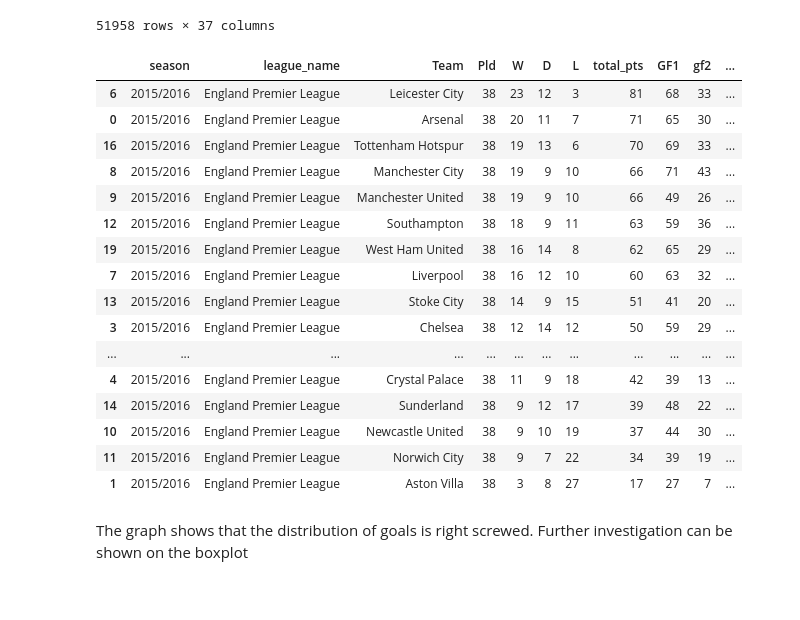
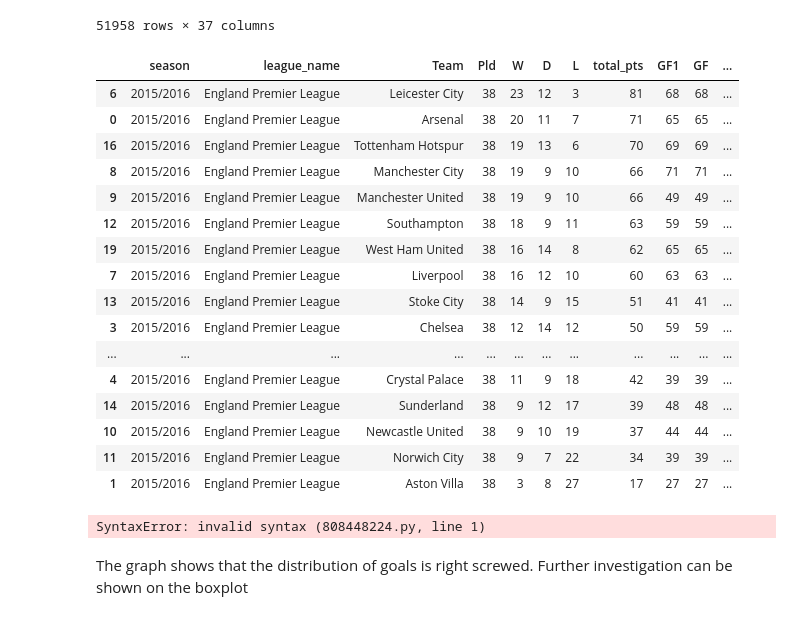
Before and after one commit to Daviedavie100/Investigating_dataset_project, a Jupyter notebook: Investigate_a_Dataset.ipynb, the cells around one changed output. Saved outputs shown, nothing was run; the diff lists cells and outputs as text; code cells hidden in the pictures.

```diff
--- a/Investigate_a_Dataset.ipynb
+++ b/Investigate_a_Dataset.ipynb
@@ -1375,0 +1396,41 @@ melted_match
+# %%
+# Goals Against for the home team
+melted_match['GA'] = np.where(
+    # Case 1: Home team loses (away win)
+    (melted_match['Location'] == 'home') & (melted_match['results'] == 'away win'),
+    melted_match['goals'],  # Goals scored by the away team
+
+    np.where(
+        # Case 2: Draw (match is at home)
+        (melted_match['Location'] == 'home') & (melted_match['results'] == 'draw'),
+        0,  # Goals scored by the away team
+
+        np.where(
+            # Case 3: Home team wins (GA is 0 for home team)
+            (melted_match['Location'] == 'home') & (melted_match['results'] == 'home win'),
+            0,  # Home team does not concede any goals when they win
+
+            np.where(
+                # Case 4: Draw (match is away)
+                (melted_match['Location'] == 'away') & (melted_match['results'] == 'draw'),
+                melted_match['goals'],  # Goals scored by the home team
+
+                np.where(
+                    # Case 5: Away team wins (home team loses)
+                    (melted_match['Location'] == 'away') & (melted_match['results'] == 'away win'),
+                    melted_match['goals'],  # Goals scored by the home team
+
+                    np.where(
+                        # Case 6: Home team wins (away team loses)
+                        (melted_match['Location'] == 'away') & (melted_match['results'] == 'home win'),
+                        0,  # Away team does not concede any goals when they lose
+
+                        0  # Default case (if none of the above conditions are met)
+                    )
+                )
+            )
+        )
+    )
+)
+
+melted_match
@@ -1420,53 +1483,53 @@ melted_match
 # %%
 goal_08_16 = (
     melted_match
     .query('season == "2015/2016" and league_name == "England Premier League"')  # Filter for the specified season and league
     .groupby(['season', 'league_name', 'Team'], as_index=False)
     .agg({
         'match_api_id': 'count',  # Total matches played
         'pts': [
             lambda x: (x == 3).sum(),  # Wins
             lambda x: (x == 1).sum(),  # Draws
             lambda x: (x == 0).sum(),  # Losses
             'sum'  # Total points
         ],
         'goals': 'sum',  # Average goals
         'GF': 'sum',
         'GA': 'sum',
         'GD': 'sum'
     })
 )
 
 # Flatten the column names
 goal_08_16.columns = [
     'season', 'league_name', 'Team', 'Pld',
-    'W', 'D', 'L', 'total_pts', 'GF1', 'gf2', 'GA', 'GD'
+    'W', 'D', 'L', 'total_pts', 'GF1', 'GF', 'GA', 'GD'
 ]
 
 # Sort the result by total_pts
 goal_08_16 = goal_08_16.sort_values(by=['season', 'league_name', 'total_pts'], ascending=[True, True, False])
 
 goal_08_16
 # %% [output]
-|  | season | league_name | Team | Pld | W | D | L | total_pts | GF1 | gf2 | ... |
-| 6 | 2015/2016 | England Premier League | Leicester City | 38 | 23 | 12 | 3 | 81 | 68 | 33 | ... |
-| 0 | 2015/2016 | England Premier League | Arsenal | 38 | 20 | 11 | 7 | 71 | 65 | 30 | ... |
-| 16 | 2015/2016 | England Premier League | Tottenham Hotspur | 38 | 19 | 13 | 6 | 70 | 69 | 33 | ... |
-| 8 | 2015/2016 | England Premier League | Manchester City | 38 | 19 | 9 | 10 | 66 | 71 | 43 | ... |
-| 9 | 2015/2016 | England Premier League | Manchester United | 38 | 19 | 9 | 10 | 66 | 49 | 26 | ... |
-| 12 | 2015/2016 | England Premier League | Southampton | 38 | 18 | 9 | 11 | 63 | 59 | 36 | ... |
-| 19 | 2015/2016 | England Premier League | West Ham United | 38 | 16 | 14 | 8 | 62 | 65 | 29 | ... |
-| 7 | 2015/2016 | England Premier League | Liverpool | 38 | 16 | 12 | 10 | 60 | 63 | 32 | ... |
-| 13 | 2015/2016 | England Premier League | Stoke City | 38 | 14 | 9 | 15 | 51 | 41 | 20 | ... |
-| 3 | 2015/2016 | England Premier League | Chelsea | 38 | 12 | 14 | 12 | 50 | 59 | 29 | ... |
+|  | season | league_name | Team | Pld | W | D | L | total_pts | GF1 | GF | ... |
+| 6 | 2015/2016 | England Premier League | Leicester City | 38 | 23 | 12 | 3 | 81 | 68 | 68 | ... |
+| 0 | 2015/2016 | England Premier League | Arsenal | 38 | 20 | 11 | 7 | 71 | 65 | 65 | ... |
+| 16 | 2015/2016 | England Premier League | Tottenham Hotspur | 38 | 19 | 13 | 6 | 70 | 69 | 69 | ... |
+| 8 | 2015/2016 | England Premier League | Manchester City | 38 | 19 | 9 | 10 | 66 | 71 | 71 | ... |
+| 9 | 2015/2016 | England Premier League | Manchester United | 38 | 19 | 9 | 10 | 66 | 49 | 49 | ... |
+| 12 | 2015/2016 | England Premier League | Southampton | 38 | 18 | 9 | 11 | 63 | 59 | 59 | ... |
+| 19 | 2015/2016 | England Premier League | West Ham United | 38 | 16 | 14 | 8 | 62 | 65 | 65 | ... |
+| 7 | 2015/2016 | England Premier League | Liverpool | 38 | 16 | 12 | 10 | 60 | 63 | 63 | ... |
+| 13 | 2015/2016 | England Premier League | Stoke City | 38 | 14 | 9 | 15 | 51 | 41 | 41 | ... |
+| 3 | 2015/2016 | England Premier League | Chelsea | 38 | 12 | 14 | 12 | 50 | 59 | 59 | ... |
 | ... | ... | ... | ... | ... | ... | ... | ... | ... | ... | ... | ... |
-| 4 | 2015/2016 | England Premier League | Crystal Palace | 38 | 11 | 9 | 18 | 42 | 39 | 13 | ... |
-| 14 | 2015/2016 | England Premier League | Sunderland | 38 | 9 | 12 | 17 | 39 | 48 | 22 | ... |
-| 10 | 2015/2016 | England Premier League | Newcastle United | 38 | 9 | 10 | 19 | 37 | 44 | 30 | ... |
-| 11 | 2015/2016 | England Premier League | Norwich City | 38 | 9 | 7 | 22 | 34 | 39 | 19 | ... |
-| 1 | 2015/2016 | England Premier League | Aston Villa | 38 | 3 | 8 | 27 | 17 | 27 | 7 | ... |
+| 4 | 2015/2016 | England Premier League | Crystal Palace | 38 | 11 | 9 | 18 | 42 | 39 | 39 | ... |
+| 14 | 2015/2016 | England Premier League | Sunderland | 38 | 9 | 12 | 17 | 39 | 48 | 48 | ... |
+| 10 | 2015/2016 | England Premier League | Newcastle United | 38 | 9 | 10 | 19 | 37 | 44 | 44 | ... |
+| 11 | 2015/2016 | England Premier League | Norwich City | 38 | 9 | 7 | 22 | 34 | 39 | 39 | ... |
+| 1 | 2015/2016 | England Premier League | Aston Villa | 38 | 3 | 8 | 27 | 17 | 27 | 27 | ... |
 # %%
-goal_08_16 = (
+goal_08_16 =
     melted_match
     .query('season == "2015/2016" and league_name == "England Premier League"')  # Filter for the specified season and league
     .groupby(['season', 'league_name', 'Team'], as_index=False)
@@ -1479,6 +1542,8 @@ goal_08_16 = (
 )
 
 goal_08_16
+# %% [output]
+SyntaxError: invalid syntax (808448224.py, line 1)
 # %%
 goal_08_16 = (
     melted_match
```
Also changed, not shown: parts of 3 cells of this notebook.
